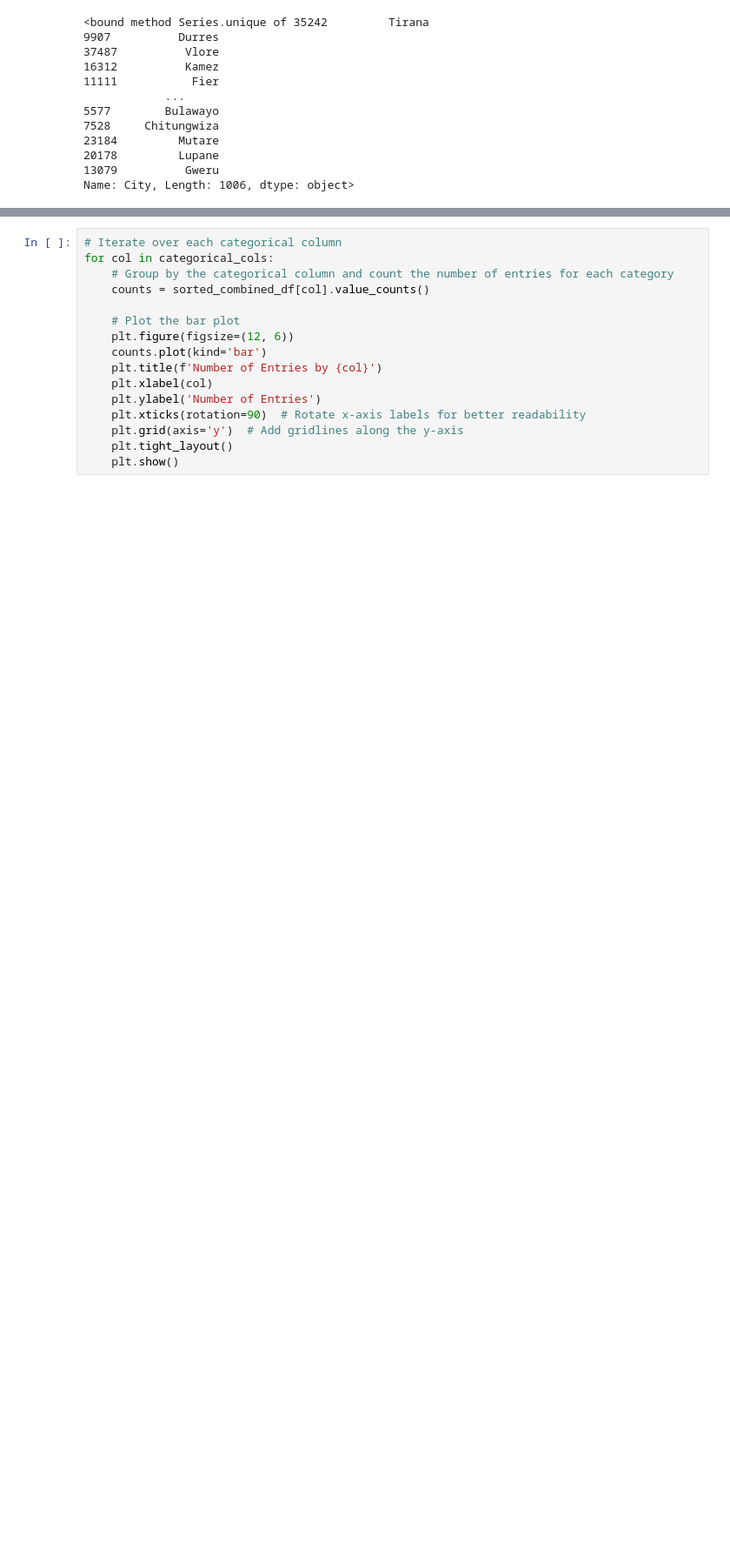
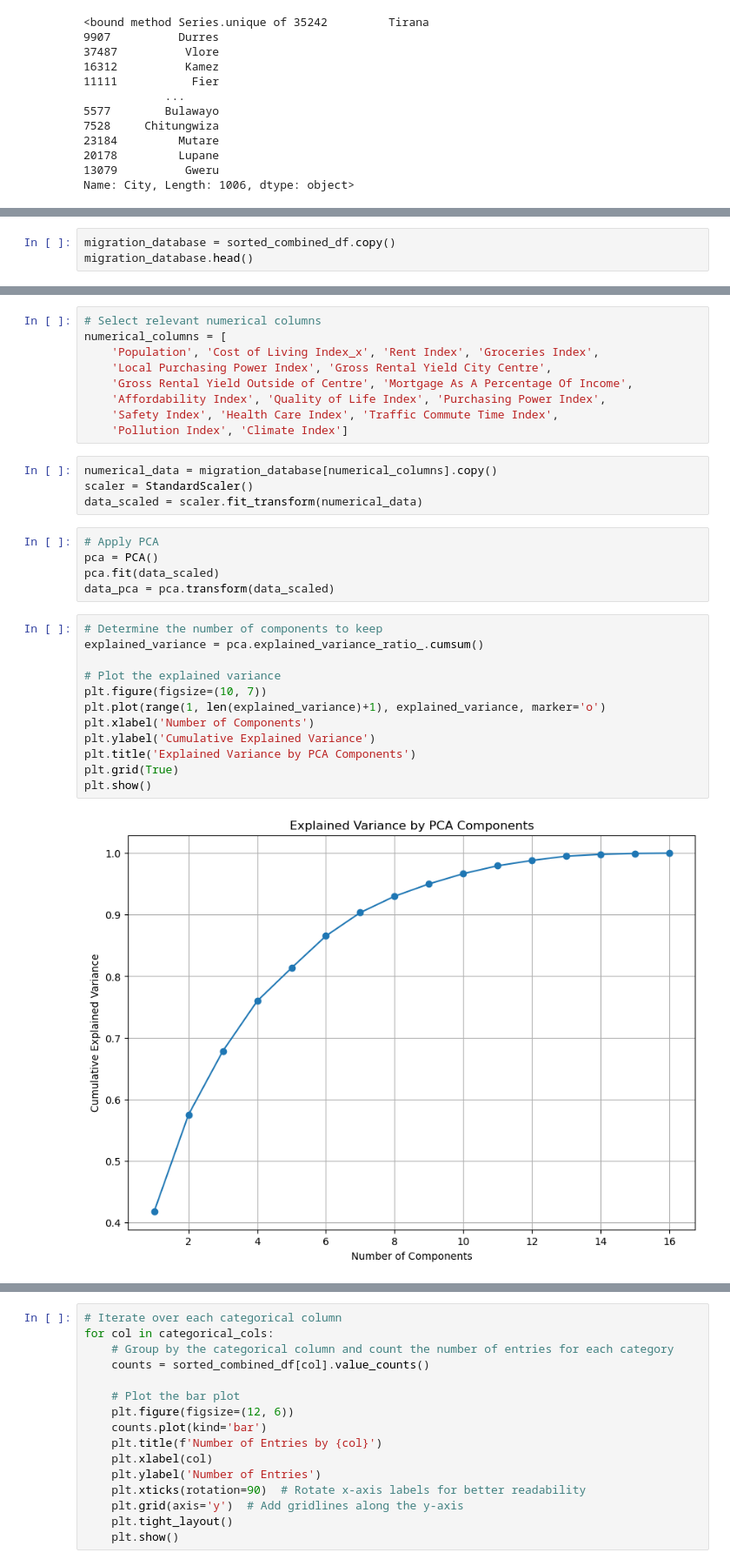
Before and after one commit to ronmaccms/DE_Team, a Jupyter notebook: 05_data_eng_cities_kpis.ipynb, the cells around one changed output, grey strips where cells are left out. Shown at 87% size. Drawn from its saved outputs; the diff is of its cells as text; blank space fills up the shorter version.

```diff
--- a/05_data_eng_cities_kpis.ipynb
+++ b/05_data_eng_cities_kpis.ipynb
@@ -479,0 +491,3 @@ Name: City, Length: 1006, dtype: object>
+# %%
+migration_database = sorted_combined_df.copy()
+migration_database.head()
@@ -479,0 +524,32 @@ Name: City, Length: 1006, dtype: object>
+# %%
+# Select relevant numerical columns
+numerical_columns = [
+    'Population', 'Cost of Living Index_x', 'Rent Index', 'Groceries Index',
+    'Local Purchasing Power Index', 'Gross Rental Yield City Centre',
+    'Gross Rental Yield Outside of Centre', 'Mortgage As A Percentage Of Income',
+    'Affordability Index', 'Quality of Life Index', 'Purchasing Power Index',
+    'Safety Index', 'Health Care Index', 'Traffic Commute Time Index',
+    'Pollution Index', 'Climate Index']
+# %%
+numerical_data = migration_database[numerical_columns].copy()
+scaler = StandardScaler()
+data_scaled = scaler.fit_transform(numerical_data)
+# %%
+# Apply PCA
+pca = PCA()
+pca.fit(data_scaled)
+data_pca = pca.transform(data_scaled)
+# %%
+# Determine the number of components to keep
+explained_variance = pca.explained_variance_ratio_.cumsum()
+
+# Plot the explained variance
+plt.figure(figsize=(10, 7))
+plt.plot(range(1, len(explained_variance)+1), explained_variance, marker='o')
+plt.xlabel('Number of Components')
+plt.ylabel('Cumulative Explained Variance')
+plt.title('Explained Variance by PCA Components')
+plt.grid(True)
+plt.show()
+# %% [output]
+[figure, added]
```
Also changed, not shown: parts of 21 cells of this notebook, 1 other file.
